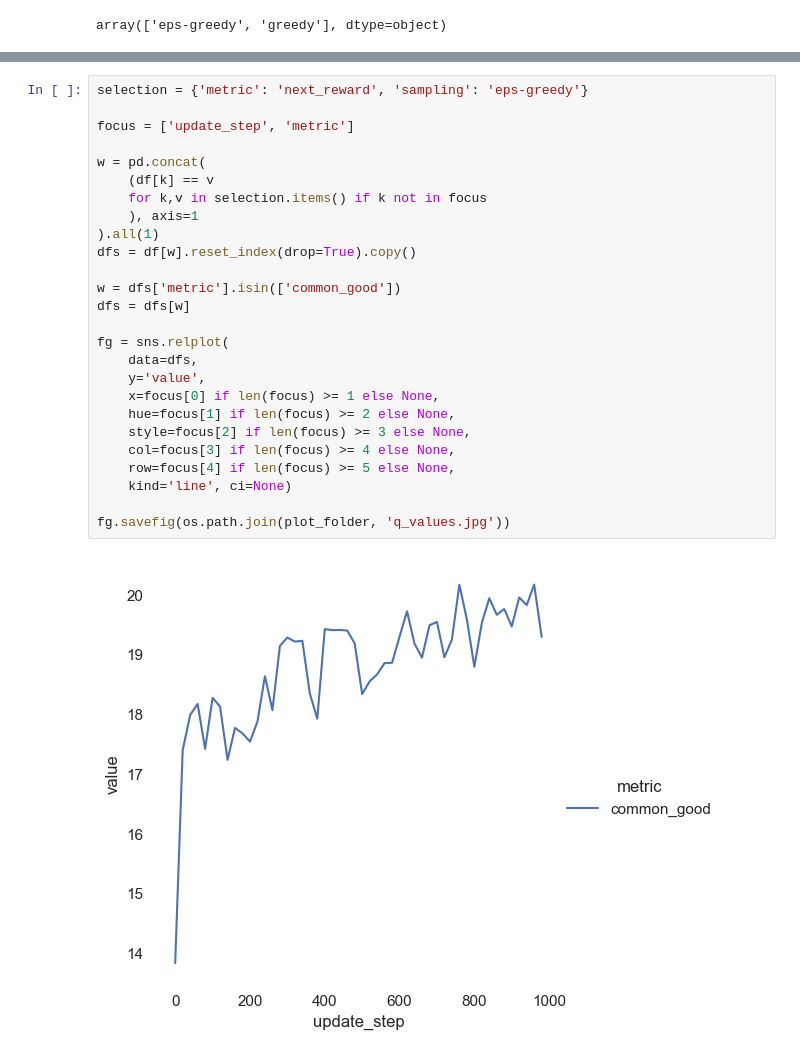
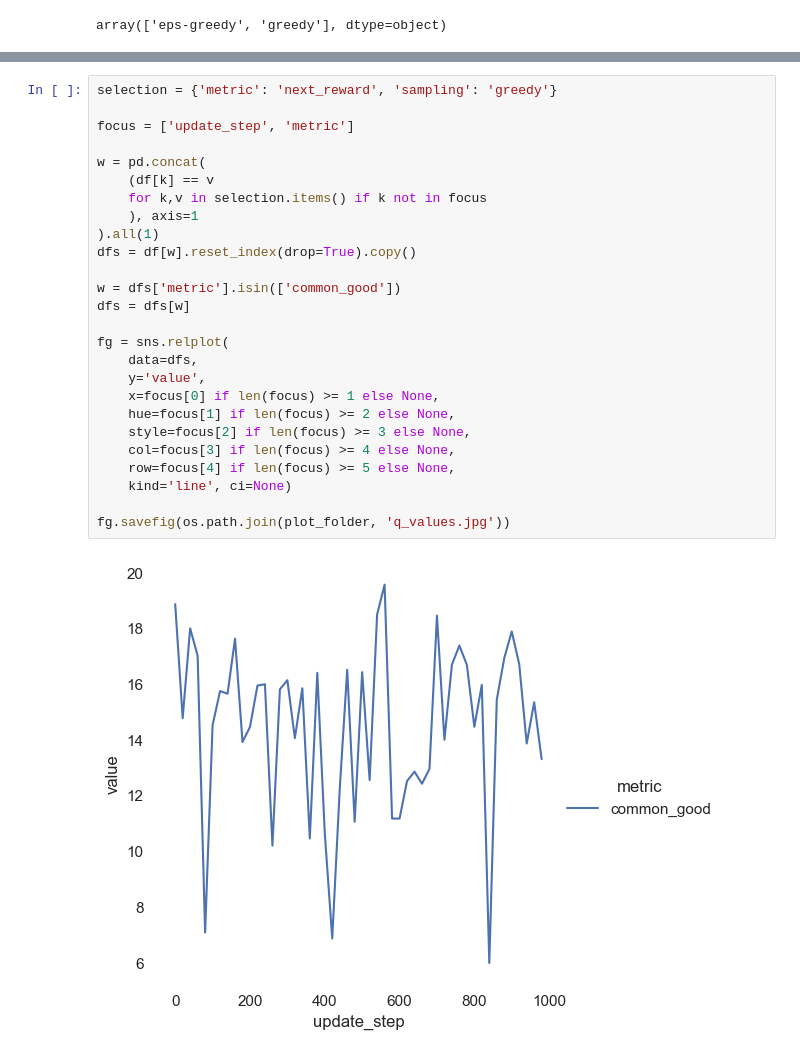
Before and after one commit to center-for-humans-and-machines/algorithmic-institutions, a Jupyter notebook: notebooks/manager_evaluation/rl_v3_dev.ipynb, the cells around one changed output, grey strips where cells are left out. Drawn from its saved outputs; the diff is of its cells as text.

```diff
--- a/notebooks/manager_evaluation/rl_v3_dev.ipynb
+++ b/notebooks/manager_evaluation/rl_v3_dev.ipynb
@@ -165,28 +168,28 @@ fg.savefig(os.path.join(plot_folder, 'q_values.jpg'))
 # %%
-selection = {'metric': 'next_reward', 'sampling': 'eps-greedy'}
+selection = {'metric': 'next_reward', 'sampling': 'greedy'}
 
 focus = ['update_step', 'metric']
 
 w = pd.concat(
     (df[k] == v
     for k,v in selection.items() if k not in focus
     ), axis=1
 ).all(1)
 dfs = df[w].reset_index(drop=True).copy()
 
 w = dfs['metric'].isin(['common_good'])
 dfs = dfs[w]
 
 fg = sns.relplot(
     data=dfs,
     y='value',
     x=focus[0] if len(focus) >= 1 else None,
     hue=focus[1] if len(focus) >= 2 else None,
     style=focus[2] if len(focus) >= 3 else None,
     col=focus[3] if len(focus) >= 4 else None,
     row=focus[4] if len(focus) >= 5 else None,
     kind='line', ci=None)
 
 fg.savefig(os.path.join(plot_folder, 'q_values.jpg'))
 # %% [output]
-[figure, old version]
+[figure, new version]
```
Also changed, not shown: parts of 5 cells of this notebook, 4 other files.
